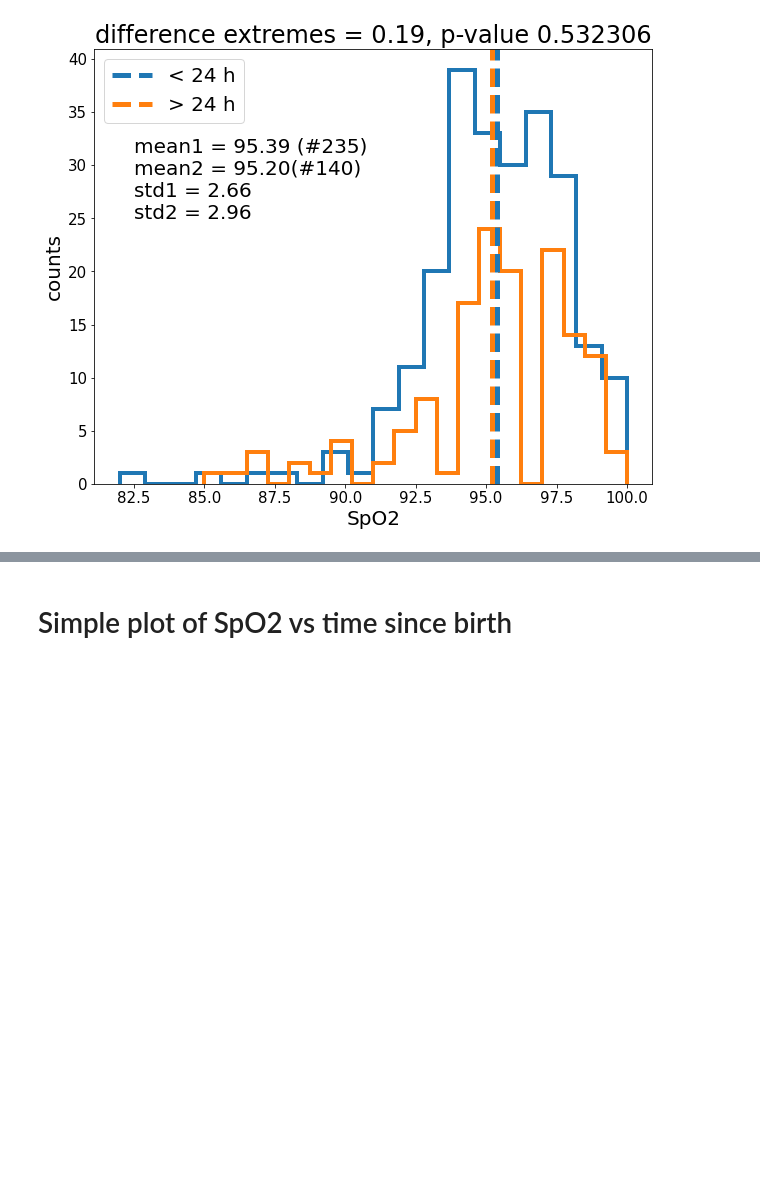
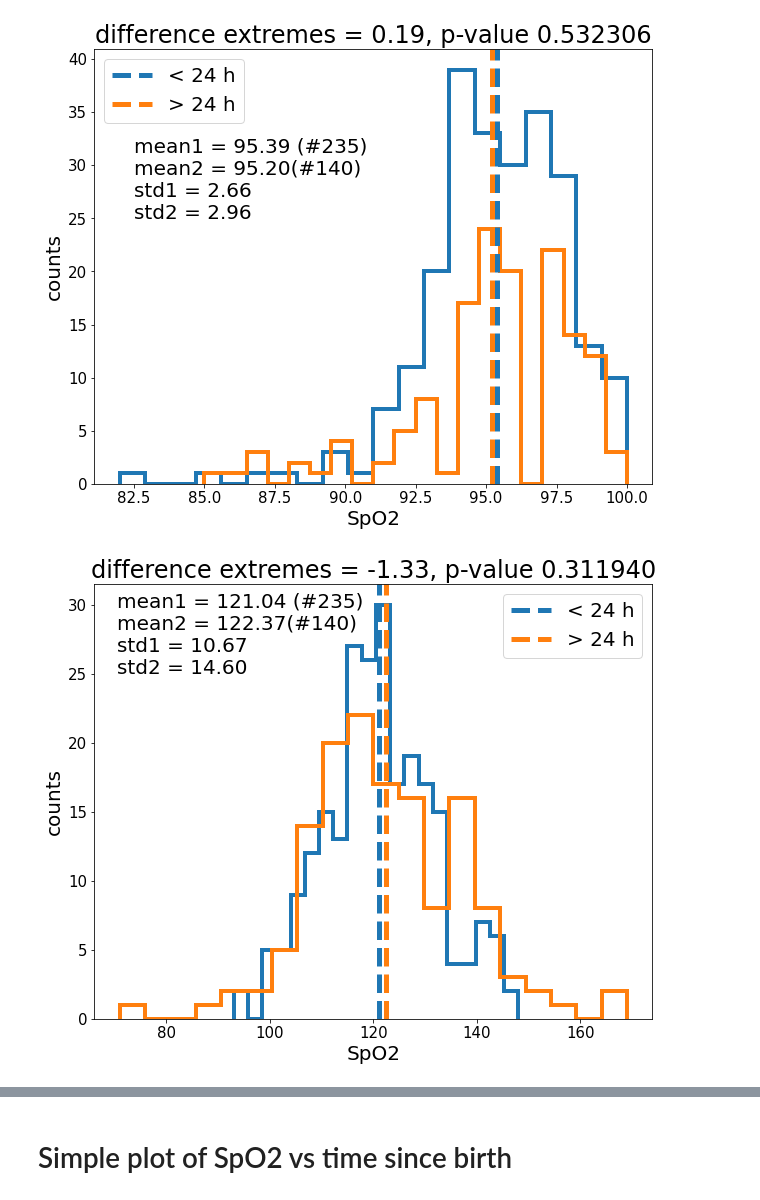
Before and after one commit to shisteve/NHS, a Jupyter notebook: 007_easy_selection.ipynb, the cells around one changed output, grey strips where cells are left out. Cells and saved outputs as stored; diff of their text form; code cells hidden in the pictures; blank space fills up the shorter version.

```diff
--- a/007_easy_selection.ipynb
+++ b/007_easy_selection.ipynb
@@ -23,7 +23,9 @@ T = pd.read_csv('../TOST_data/average_properties.txt',
                    'DELTA_SEC_MEASURE':float,
                    'MED_SPO2':float,
                    'MED_PI':float,
-                   'MED_PR':float})
+                   'MED_PR':float,
+                   'BRADY_SEC':float,
+                   'BRADY_RATIO':float})
 # %% [markdown]
 ## Example of selections
 # %%
@@ -474,3 +481,11 @@ plt.legend(['< 24 h','> 24 h'],loc=2)
 plt.show()
 # %% [output]
 [figure]
+# %%
+compare2samples(T['MED_PR'][sel_smal_time],T['MED_PR'][sel_big_time],density=False,txt_y=25,txt_x=70.5)
+plt.xlabel('SpO2')
+plt.ylabel('counts')
+plt.legend(['< 24 h','> 24 h'],loc=1)
+plt.show()
+# %% [output]
+[figure, added]
```
Also changed, not shown: parts of 8 cells of this notebook.
